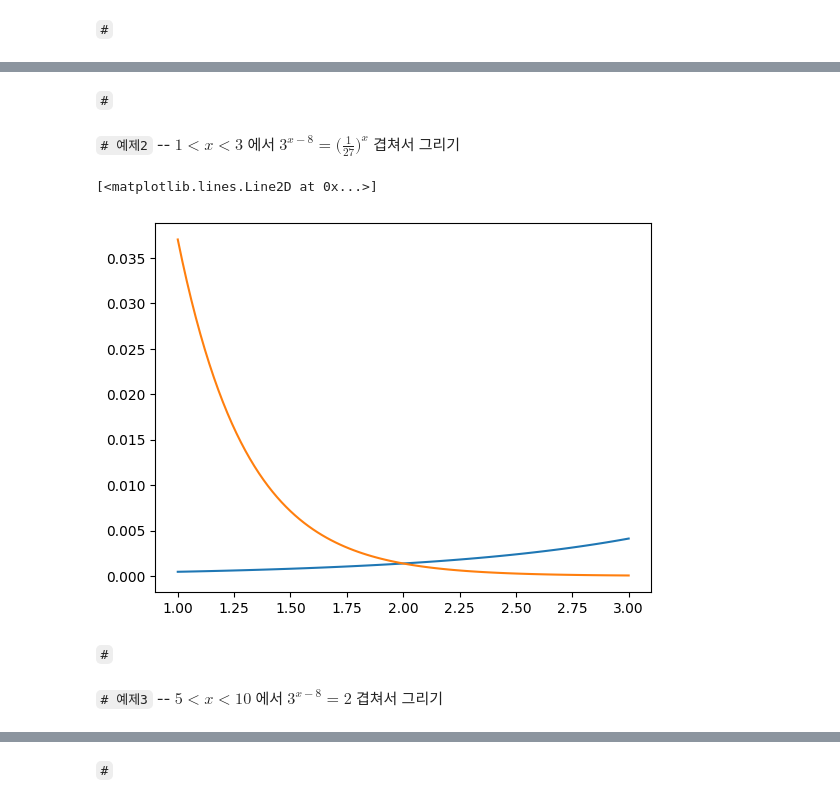
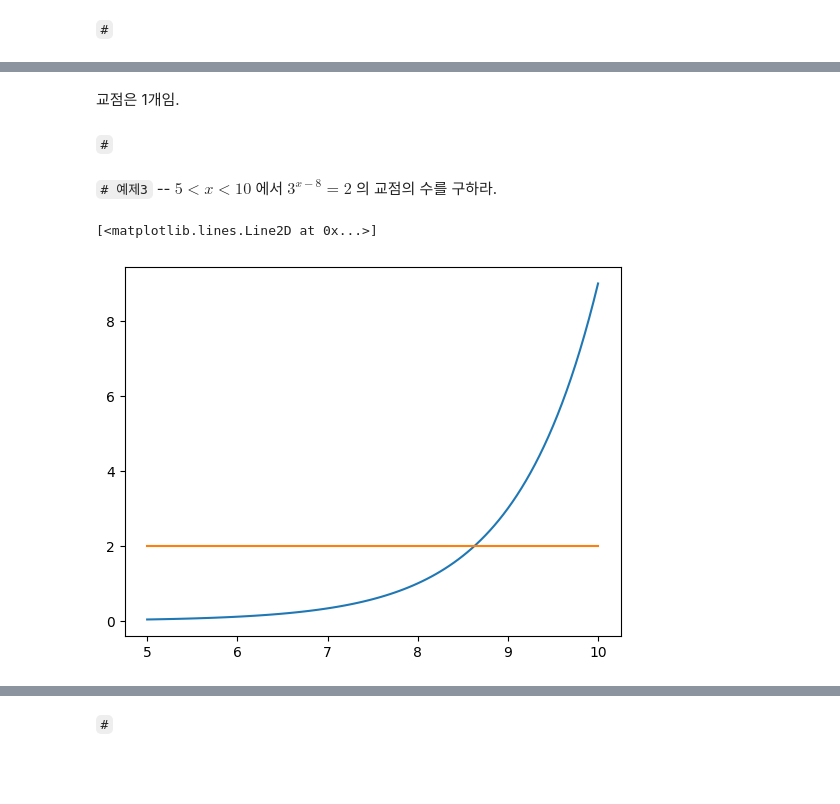
Before and after one commit to guebin/IAB2025-Play, a Jupyter notebook: content/09wk-1.ipynb, the cells around one changed output, grey strips where cells are left out. Drawn from its saved outputs; the diff is of its cells as text; code cells hidden in the pictures; blank space fills up the shorter version.

```diff
--- a/content/09wk-1.ipynb
+++ b/content/09wk-1.ipynb
@@ -412,4 +438,4 @@ plt.plot(x,np.sin(x))
+# %% [markdown]
+교점은 1개임.
 # %% [markdown]
 `#`
-# %% [markdown]
-`# 예제2` -- $1<x<3$ 에서 $3^{x-8} = \big(\frac{1}{27}\big)^x$  겹쳐서 그리기
@@ -418,10 +442,9 @@ x = np.linspace(1,3,101)
+# %% [markdown]
+`# 예제3` -- $5<x<10$ 에서 $3^{x-8} =2$  의 교점의 수를 구하라.
 # %%
-plt.plot(x,3**(x-8))
-plt.plot(x,(1/27)**x)
+x = np.linspace(5,10,101)
+plt.plot(x, 3**(x-8))
+plt.plot(x,x*0+2)
 # %% [output]
 [<matplotlib.lines.Line2D at 0x...>]
-[figure, old version]
+[figure, new version]
-# %% [markdown]
-`#`
-# %% [markdown]
-`# 예제3` -- $5<x<10$ 에서 $3^{x-8} =2$  겹쳐서 그리기
```
Also changed, not shown: parts of 65 cells of this notebook, 1 other file.
